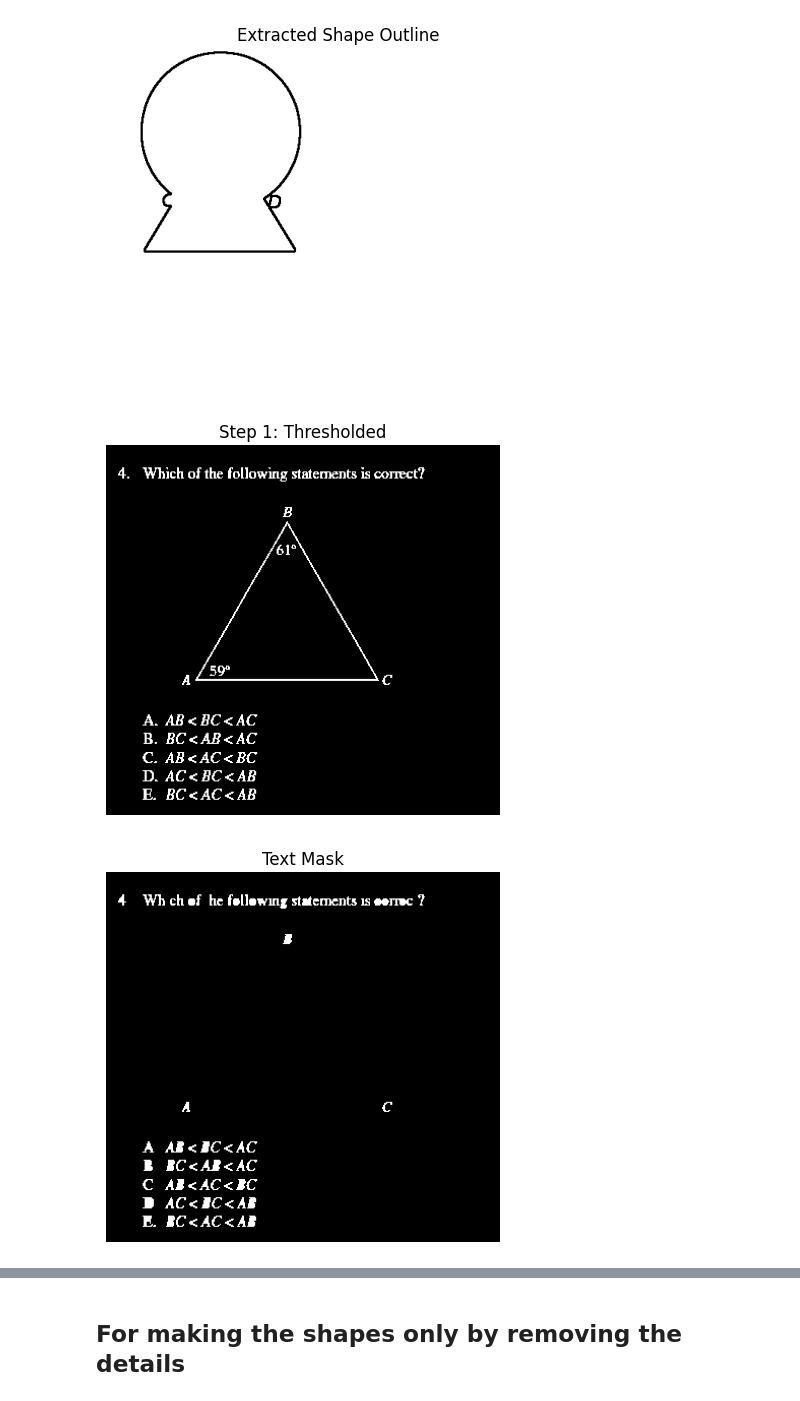
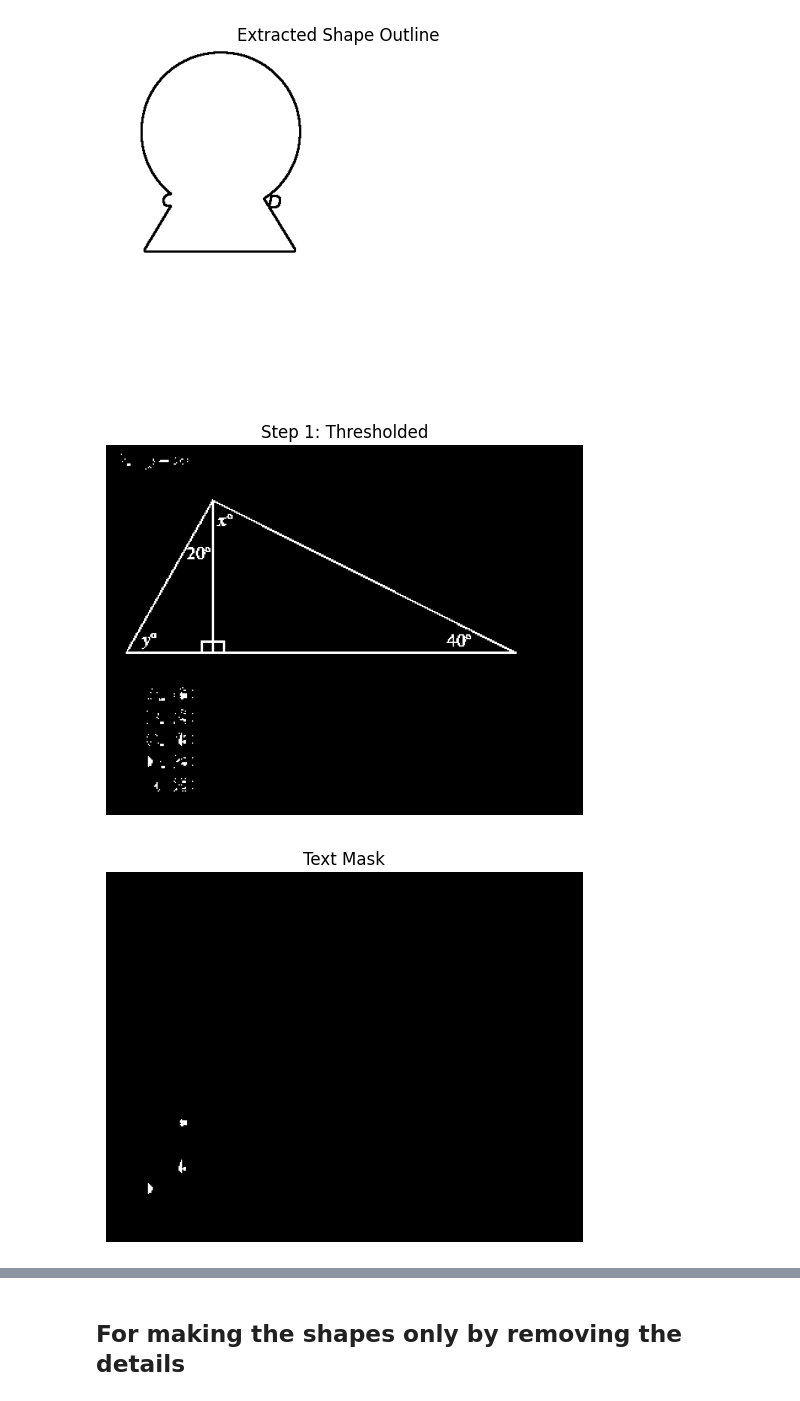
Before and after one commit to AshainX/ProjectMajor, a Jupyter notebook: WorkingFIles/WorksfineforSingleShapes.ipynb, the cells around one changed output, grey strips where cells are left out. Cells and saved outputs as stored; diff of their text form; code cells hidden in the pictures.

```diff
--- a/WorkingFIles/WorksfineforSingleShapes.ipynb
+++ b/WorkingFIles/WorksfineforSingleShapes.ipynb
@@ -705,33 +705,36 @@ def remove_text(image, mask):
     # Inpainting (Telea or Navier-Stokes)
     inpainted = cv2.inpaint(image, mask, inpaintRadius=3, flags=cv2.INPAINT_TELEA)
     return inpainted
 
 def process(image_path):
     image, gray, thresh = preprocess_image(image_path)
     text_mask = detect_text_regions(thresh)
 
     # Debug: Show text mask
     plt.figure()
     plt.imshow(text_mask, cmap='gray')
     plt.title("Text Mask")
     plt.axis("off")
     plt.show()
 
     # Inpaint only text
     cleaned = remove_text(image, text_mask)
 
     # Display result
     plt.figure(figsize=(6, 6))
     plt.imshow(cv2.cvtColor(cleaned, cv2.COLOR_BGR2RGB))
     plt.title("Step 4: Text Removed (Improved)")
     plt.axis("off")
     plt.show()
 
     # Save if needed
     cv2.imwrite("final_cleaned_image.png", cleaned)
 
-image_path = r"C:\Users\ashut\Documents\GitHub\ProjectMajor\IMGTEST\058.png"
+#image_path = r"C:\Users\ashut\Documents\GitHub\ProjectMajor\IMGTEST\058.png"
+image_path = r"C:\Users\ashut\Documents\GitHub\ProjectMajor\WorkingFIles\final_cleaned_image.png"
+
+
 process(image_path)
 # %% [output]
-[figure, old version]
+[figure, new version]
-[figure, old version]
+[figure, new version]
```
Also changed, not shown: parts of 1 cell of this notebook, 20 other files.
